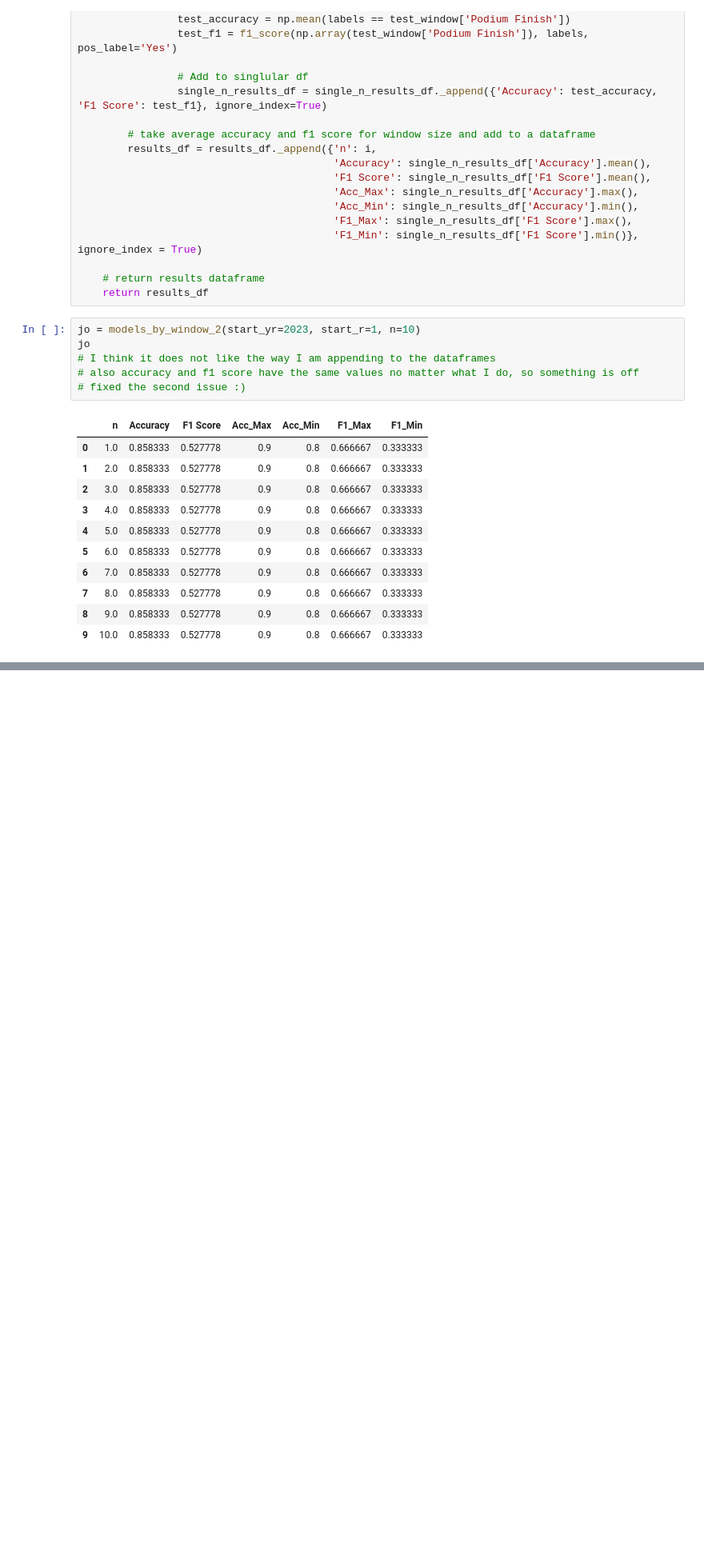
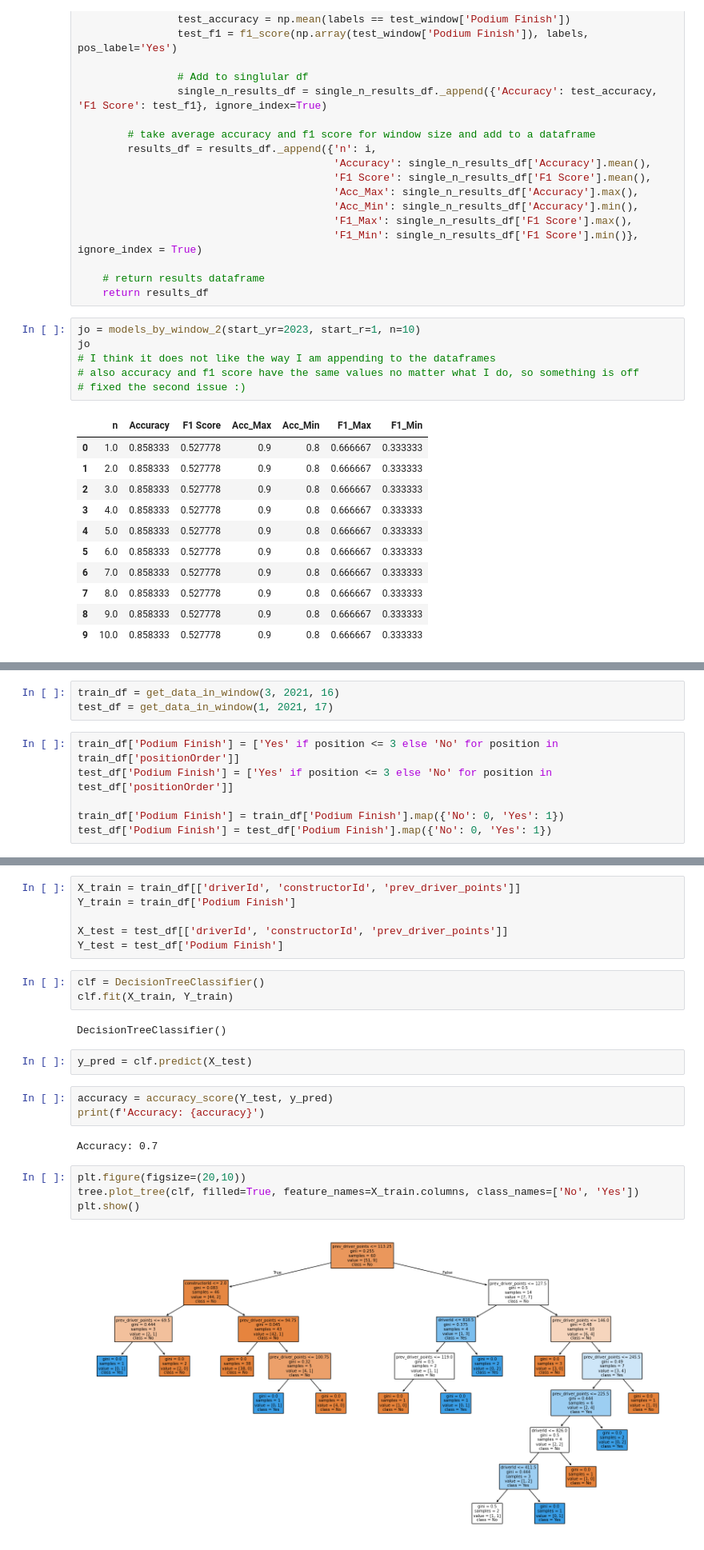
Before and after one commit to Yoshi234/f1-fanatasy-analysis, a Jupyter notebook: code/modeling/nick_learning.ipynb, the cells around one changed output, grey strips where cells are left out. Shown at 80% size. Cells and saved outputs as stored; diff of their text form; blank space fills up the shorter version.

Commit message:
started experimenting with decision trees

```diff
--- a/code/modeling/nick_learning.ipynb
+++ b/code/modeling/nick_learning.ipynb
@@ -1223,0 +1234,9 @@ jo
+# %%
+train_df = get_data_in_window(3, 2021, 16)
+test_df = get_data_in_window(1, 2021, 17)
+# %%
+train_df['Podium Finish'] = ['Yes' if position <= 3 else 'No' for position in train_df['positionOrder']]
+test_df['Podium Finish'] = ['Yes' if position <= 3 else 'No' for position in test_df['positionOrder']]
+
+train_df['Podium Finish'] = train_df['Podium Finish'].map({'No': 0, 'Yes': 1})
+test_df['Podium Finish'] = test_df['Podium Finish'].map({'No': 0, 'Yes': 1})
@@ -1223,0 +1264,24 @@ jo
+# %%
+X_train = train_df[['driverId', 'constructorId', 'prev_driver_points']]
+Y_train = train_df['Podium Finish']
+
+X_test = test_df[['driverId', 'constructorId', 'prev_driver_points']]
+Y_test = test_df['Podium Finish']
+# %%
+clf = DecisionTreeClassifier()
+clf.fit(X_train, Y_train)
+# %% [output]
+DecisionTreeClassifier()
+# %%
+y_pred = clf.predict(X_test)
+# %%
+accuracy = accuracy_score(Y_test, y_pred)
+print(f'Accuracy: {accuracy}')
+# %% [output]
+Accuracy: 0.7
+# %%
+plt.figure(figsize=(20,10))
+tree.plot_tree(clf, filled=True, feature_names=X_train.columns, class_names=['No', 'Yes'])
+plt.show()
+# %% [output]
+[figure, added]
```
Also changed, not shown: parts of 3 cells of this notebook.
